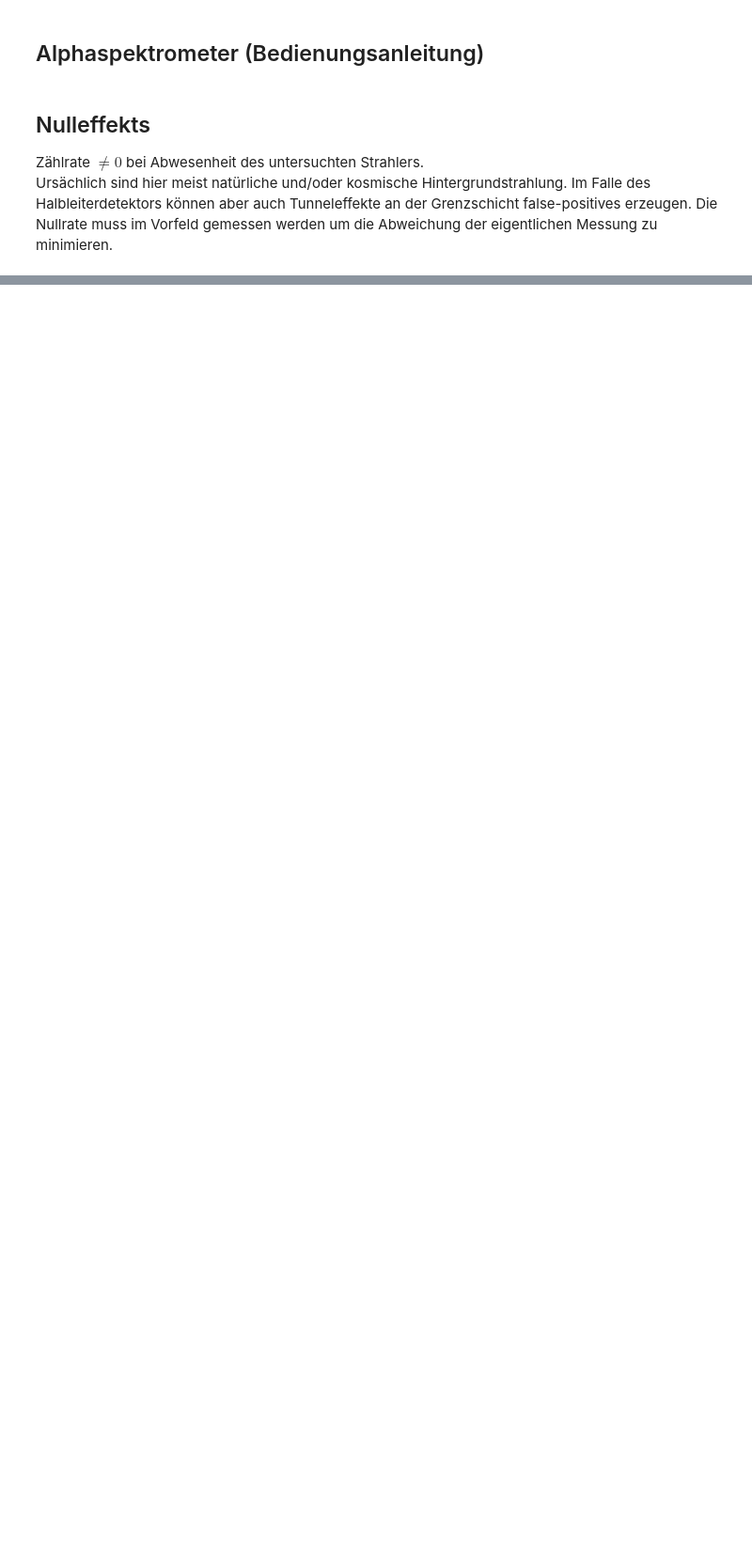
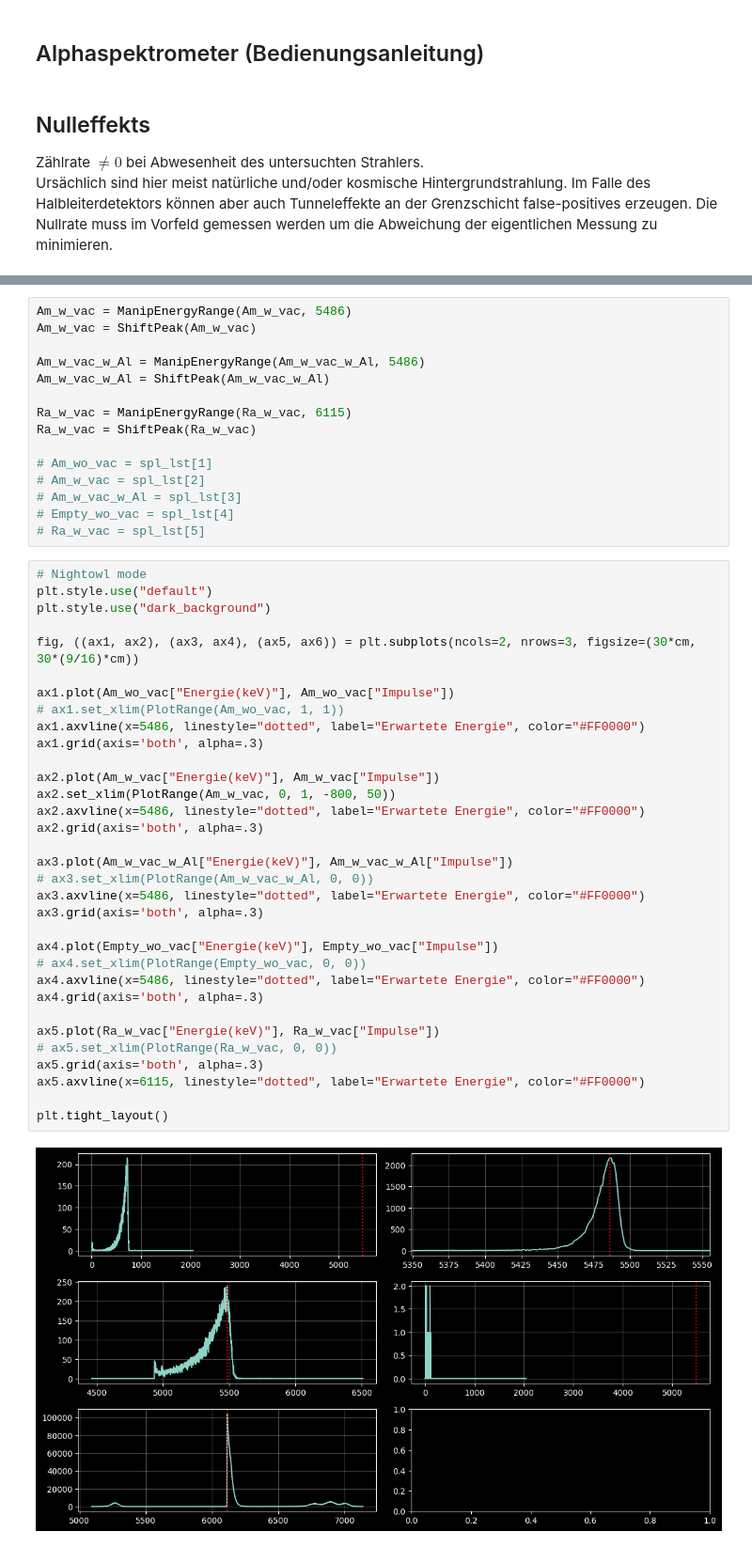
Before and after one commit to HateFindingNames/RadiationProtection_DetectorTechnology, a Jupyter notebook: V11/V11.ipynb, the cells around one changed output, grey strips where cells are left out. Shown at 94% size. Saved outputs shown, nothing was run; the diff lists cells and outputs as text; blank space fills up the shorter version.

```diff
--- a/V11/V11.ipynb
+++ b/V11/V11.ipynb
@@ -47,0 +247,50 @@ Ursächlich sind hier meist natürliche und/oder kosmische Hintergrundstrahlung.
+# %%
+Am_w_vac = ManipEnergyRange(Am_w_vac, 5486)
+Am_w_vac = ShiftPeak(Am_w_vac)
+
+Am_w_vac_w_Al = ManipEnergyRange(Am_w_vac_w_Al, 5486)
+Am_w_vac_w_Al = ShiftPeak(Am_w_vac_w_Al)
+
+Ra_w_vac = ManipEnergyRange(Ra_w_vac, 6115)
+Ra_w_vac = ShiftPeak(Ra_w_vac)
+
+# Am_wo_vac = spl_lst[1]
+# Am_w_vac = spl_lst[2]
+# Am_w_vac_w_Al = spl_lst[3]
+# Empty_wo_vac = spl_lst[4]
+# Ra_w_vac = spl_lst[5]
+# %%
+# Nightowl mode
+plt.style.use("default")
+plt.style.use("dark_background")
+
+fig, ((ax1, ax2), (ax3, ax4), (ax5, ax6)) = plt.subplots(ncols=2, nrows=3, figsize=(30*cm, 30*(9/16)*cm))
+
+ax1.plot(Am_wo_vac["Energie(keV)"], Am_wo_vac["Impulse"])
+# ax1.set_xlim(PlotRange(Am_wo_vac, 1, 1))
+ax1.axvline(x=5486, linestyle="dotted", label="Erwartete Energie", color="#FF0000")
+ax1.grid(axis='both', alpha=.3)
+
+ax2.plot(Am_w_vac["Energie(keV)"], Am_w_vac["Impulse"])
+ax2.set_xlim(PlotRange(Am_w_vac, 0, 1, -800, 50))
+ax2.axvline(x=5486, linestyle="dotted", label="Erwartete Energie", color="#FF0000")
+ax2.grid(axis='both', alpha=.3)
+
+ax3.plot(Am_w_vac_w_Al["Energie(keV)"], Am_w_vac_w_Al["Impulse"])
+# ax3.set_xlim(PlotRange(Am_w_vac_w_Al, 0, 0))
+ax3.axvline(x=5486, linestyle="dotted", label="Erwartete Energie", color="#FF0000")
+ax3.grid(axis='both', alpha=.3)
+
+ax4.plot(Empty_wo_vac["Energie(keV)"], Empty_wo_vac["Impulse"])
+# ax4.set_xlim(PlotRange(Empty_wo_vac, 0, 0))
+ax4.axvline(x=5486, linestyle="dotted", label="Erwartete Energie", color="#FF0000")
+ax4.grid(axis='both', alpha=.3)
+
+ax5.plot(Ra_w_vac["Energie(keV)"], Ra_w_vac["Impulse"])
+# ax5.set_xlim(PlotRange(Ra_w_vac, 0, 0))
+ax5.grid(axis='both', alpha=.3)
+ax5.axvline(x=6115, linestyle="dotted", label="Erwartete Energie", color="#FF0000")
+
+plt.tight_layout()
+# %% [output]
+[figure, added]
```
Also changed, not shown: parts of 20 cells of this notebook, 6 other files.
